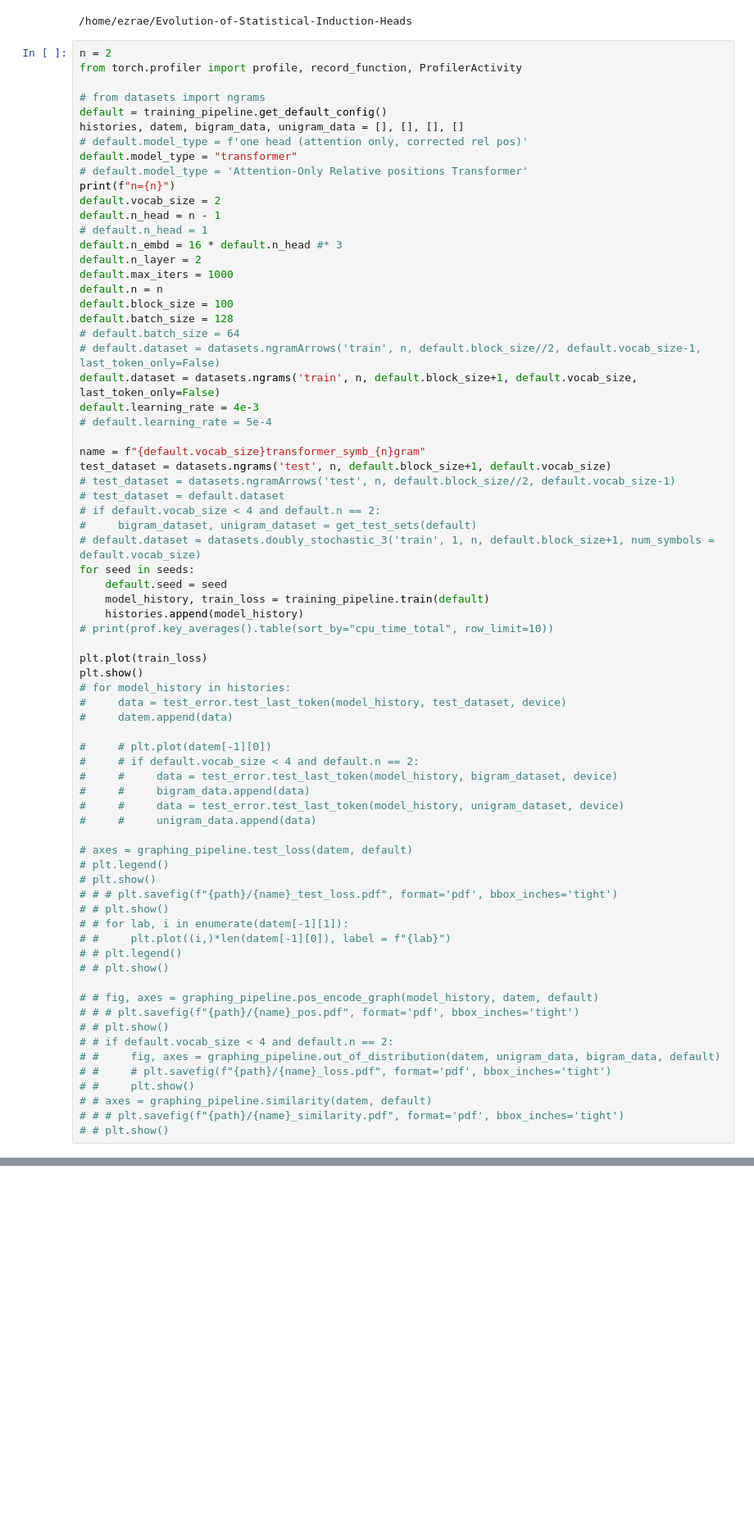
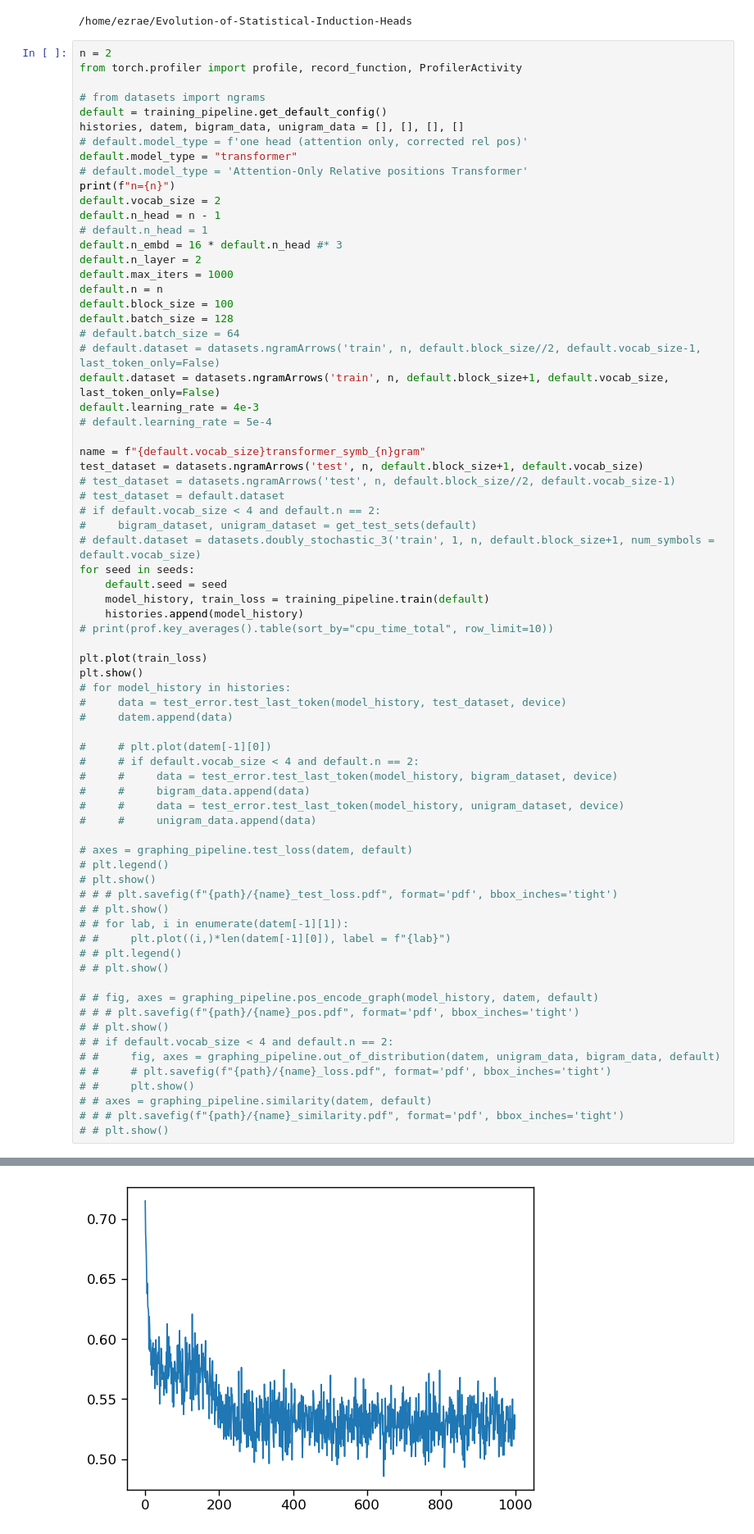
Before and after one commit to EzraEdelman/Evolution-of-Statistical-Induction-Heads, a Jupyter notebook: plots.ipynb, the cells around one changed output, grey strips where cells are left out. Shown at 82% size. Cells and saved outputs as stored; diff of their text form; blank space fills up the shorter version.

Commit message:
arrows?

```diff
--- a/plots.ipynb
+++ b/plots.ipynb
@@ -55,12 +55,12 @@ default.block_size = 100
 default.batch_size = 128
 # default.batch_size = 64
 # default.dataset = datasets.ngramArrows('train', n, default.block_size//2, default.vocab_size-1, last_token_only=False)
-default.dataset = datasets.ngrams('train', n, default.block_size+1, default.vocab_size, last_token_only=False)
+default.dataset = datasets.ngramArrows('train', n, default.block_size+1, default.vocab_size, last_token_only=False)
 default.learning_rate = 4e-3
 # default.learning_rate = 5e-4
 
 name = f"{default.vocab_size}transformer_symb_{n}gram"
-test_dataset = datasets.ngrams('test', n, default.block_size+1, default.vocab_size)
+test_dataset = datasets.ngramArrows('test', n, default.block_size+1, default.vocab_size)
 # test_dataset = datasets.ngramArrows('test', n, default.block_size//2, default.vocab_size-1)
 # test_dataset = default.dataset
 # if default.vocab_size < 4 and default.n == 2:
@@ -118,3 +118,4 @@ KeyboardInterrupt:
+[figure, added]
 # %%
 temp_test = test_error.test_last_token(model_history, test_dataset, device)
 axes = graphing_pipeline.test_loss([temp_test], default)
```
Also changed, not shown: parts of 1 cell of this notebook, 1 other file.
